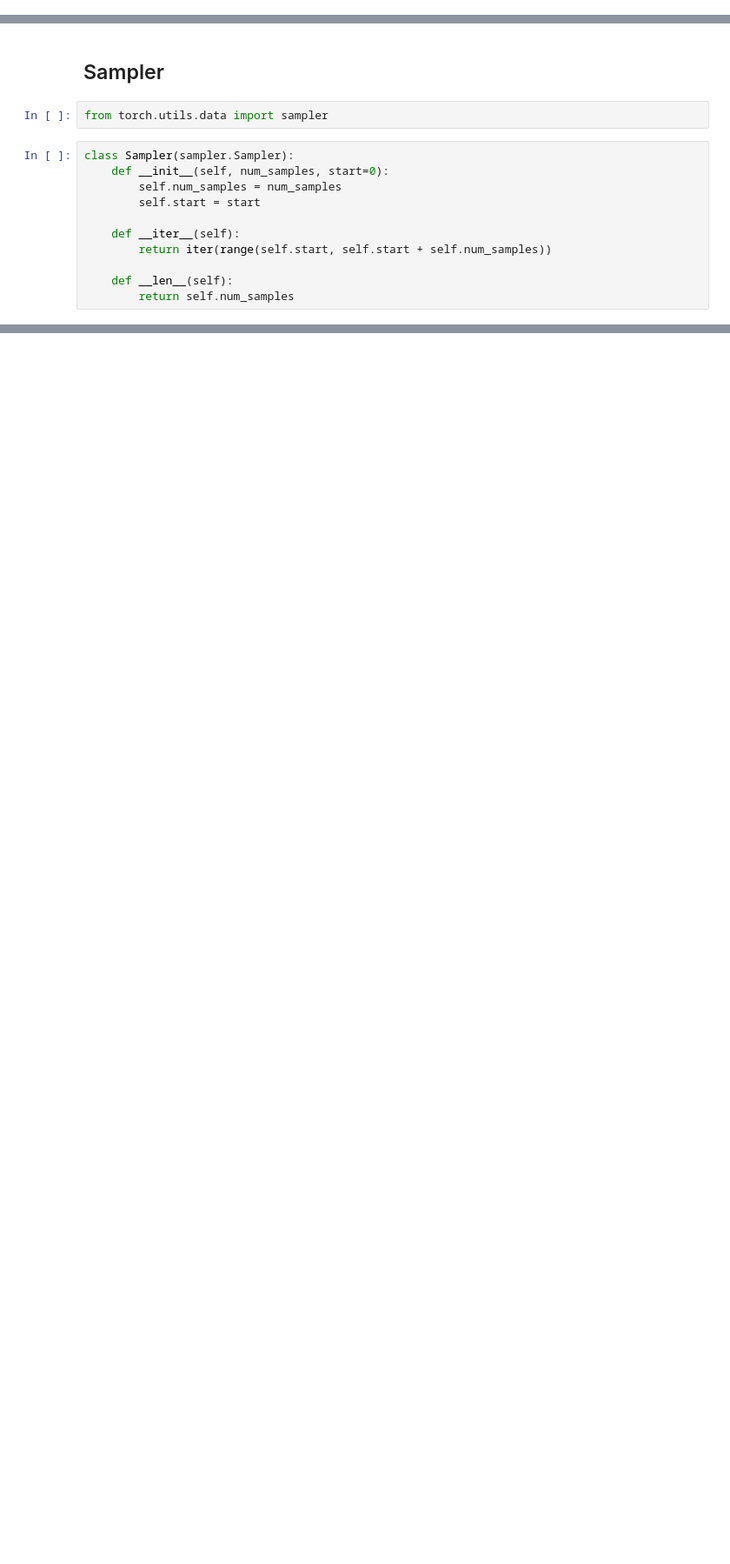
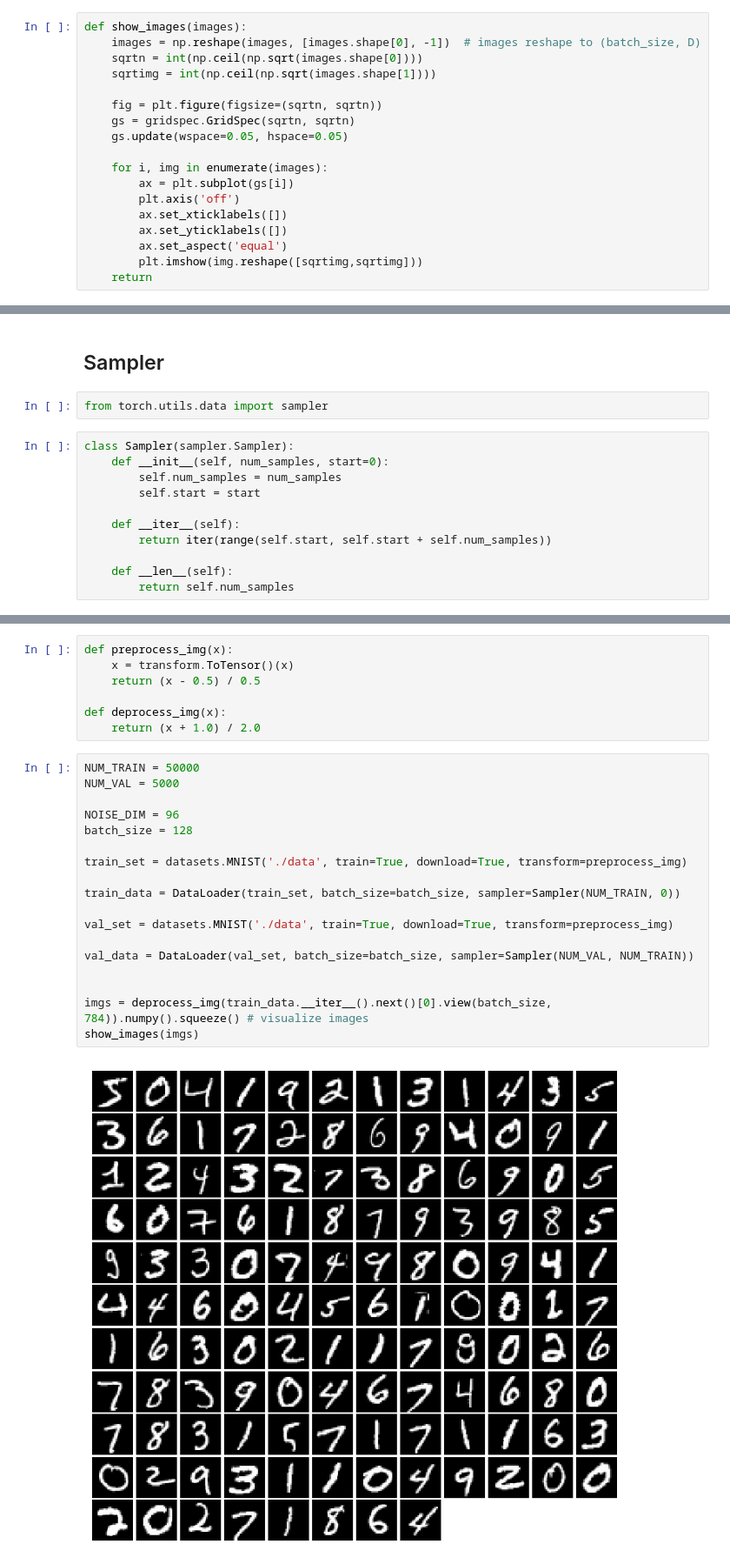
Before and after one commit to muh005/Deeply_Convolutional_Generative_Adversarial_Network, a Jupyter notebook: DCGAN.ipynb, the cells around one changed output, grey strips where cells are left out. Shown at 87% size. Saved outputs shown, nothing was run; the diff lists cells and outputs as text; blank space fills up the shorter version.

```diff
--- a/DCGAN.ipynb
+++ b/DCGAN.ipynb
@@ -14,6 +16,24 @@ import matplotlib.gridspec as gridspec
 plt.rcParams['figure.figsize'] = (10.0, 8.0) # set default size of plots
 plt.rcParams['image.interpolation'] = 'nearest'
 plt.rcParams['image.cmap'] = 'gray'
+# %%
+def show_images(images):
+    images = np.reshape(images, [images.shape[0], -1])  # images reshape to (batch_size, D)
+    sqrtn = int(np.ceil(np.sqrt(images.shape[0])))
+    sqrtimg = int(np.ceil(np.sqrt(images.shape[1])))
+
+    fig = plt.figure(figsize=(sqrtn, sqrtn))
+    gs = gridspec.GridSpec(sqrtn, sqrtn)
+    gs.update(wspace=0.05, hspace=0.05)
+
+    for i, img in enumerate(images):
+        ax = plt.subplot(gs[i])
+        plt.axis('off')
+        ax.set_xticklabels([])
+        ax.set_yticklabels([])
+        ax.set_aspect('equal')
+        plt.imshow(img.reshape([sqrtimg,sqrtimg]))
+    return
 # %% [markdown]
 ## Load Data and preprocess
 # %%
@@ -53,0 +60,27 @@ load_val = DataLoader(val_data, batch_size=batch_size,
+# %%
+def preprocess_img(x):
+    x = transform.ToTensor()(x)
+    return (x - 0.5) / 0.5
+
+def deprocess_img(x):
+    return (x + 1.0) / 2.0
+# %%
+NUM_TRAIN = 50000
+NUM_VAL = 5000
+
+NOISE_DIM = 96
+batch_size = 128
+
+train_set = datasets.MNIST('./data', train=True, download=True, transform=preprocess_img)
+
+train_data = DataLoader(train_set, batch_size=batch_size, sampler=Sampler(NUM_TRAIN, 0))
+
+val_set = datasets.MNIST('./data', train=True, download=True, transform=preprocess_img)
+
+val_data = DataLoader(val_set, batch_size=batch_size, sampler=Sampler(NUM_VAL, NUM_TRAIN))
+
+
+imgs = deprocess_img(train_data.__iter__().next()[0].view(batch_size, 784)).numpy().squeeze() # visualize images
+show_images(imgs)
+# %% [output]
+[figure, added]
```
Also changed, not shown: parts of 18 cells of this notebook.
